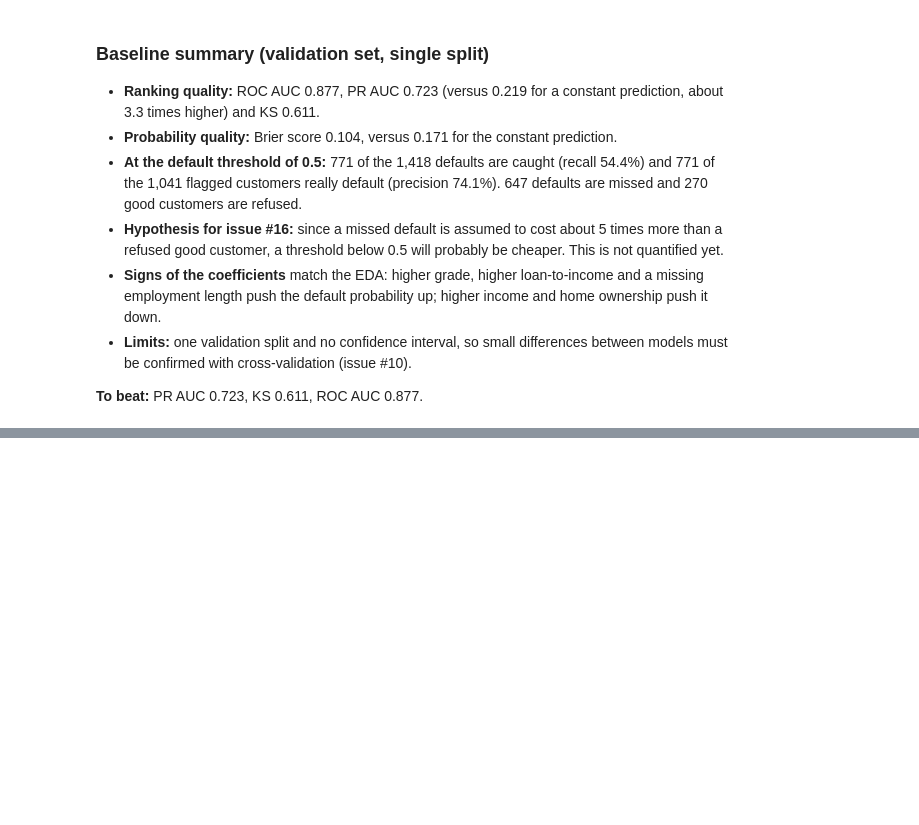
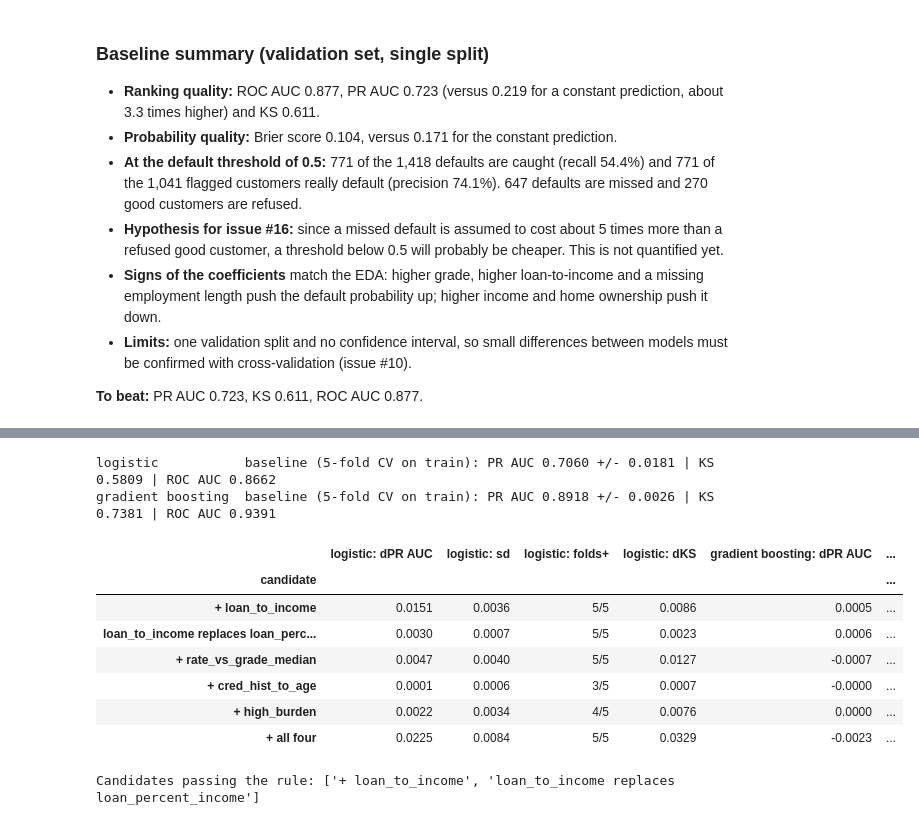
Before and after one commit to cheickbougoum90-web/credit-risk-scoring, a Jupyter notebook: notebooks/02_modeling_experiments.ipynb, the cells around one changed output, grey strips where cells are left out. Drawn from its saved outputs; the diff is of its cells as text; code cells hidden in the pictures; blank space fills up the shorter version.

Commit message:
Add feature engineering with a leakage check; replace loan_percent_income. Closes #9

```diff
--- a/notebooks/02_modeling_experiments.ipynb
+++ b/notebooks/02_modeling_experiments.ipynb
@@ -234,0 +253,61 @@ print(comparison_to_markdown(table))
+# %%
+X_tr, y_tr = X_train, y_train          # cleaned training set; validation is not touched in this section
+
+def tree_model(**kw):
+    return Pipeline([
+        ("preprocess", build_preprocessor("tree", **kw)),
+        ("model", HistGradientBoostingClassifier(random_state=RANDOM_STATE)),
+    ])
+
+configs = {
+    "baseline": dict(engineered=(), drop=()),
+    "+ loan_to_income": dict(engineered=("loan_to_income",), drop=()),
+    "loan_to_income replaces loan_percent_income": dict(engineered=("loan_to_income",), drop=("loan_percent_income",)),
+    "+ rate_vs_grade_median": dict(engineered=("rate_vs_grade_median",), drop=()),
+    "+ cred_hist_to_age": dict(engineered=("cred_hist_to_age",), drop=()),
+    "+ high_burden": dict(engineered=("high_burden",), drop=()),
+    "+ all four": dict(engineered=tuple(ENGINEERED_FEATURES), drop=()),
+}
+makers = {"logistic": lambda c: build_baseline(**c), "gradient boosting": lambda c: tree_model(**c)}
+
+cv = {(fam, name): cross_validate_model(make(cfg), X_tr, y_tr) for fam, make in makers.items() for name, cfg in configs.items()}
+
+for fam in makers:
+    s = summarize(cv[(fam, "baseline")])
+    print(f"{fam:18s} baseline (5-fold CV on train): PR AUC {s.loc['pr_auc','mean']:.4f} +/- {s.loc['pr_auc','std']:.4f} | KS {s.loc['ks','mean']:.4f} | ROC AUC {s.loc['roc_auc','mean']:.4f}")
+# %% [output]
+logistic           baseline (5-fold CV on train): PR AUC 0.7060 +/- 0.0181 | KS 0.5809 | ROC AUC 0.8662
+gradient boosting  baseline (5-fold CV on train): PR AUC 0.8918 +/- 0.0026 | KS 0.7381 | ROC AUC 0.9391
+# %%
+rows = []
+for name in list(configs)[1:]:
+    row = {"candidate": name}
+    for fam in makers:
+        g = paired_gain(cv[(fam, "baseline")], cv[(fam, name)], "pr_auc")
+        k = paired_gain(cv[(fam, "baseline")], cv[(fam, name)], "ks")
+        row.update({
+            f"{fam}: dPR AUC": g["mean_gain"], f"{fam}: sd": g["std_gain"], f"{fam}: folds+": f"{g['folds_improved']}/{g['n_folds']}",
+            f"{fam}: dKS": k["mean_gain"],
+        })
+    rows.append(row)
+gains = pd.DataFrame(rows).set_index("candidate")
+display(gains.round(4))
+
+def passes_rule(name):
+    g = {fam: paired_gain(cv[(fam, "baseline")], cv[(fam, name)], "pr_auc") for fam in makers}
+    beats_noise = any(v["mean_gain"] > v["std_gain"] for v in g.values())
+    never_harmful = all(v["mean_gain"] >= 0 for v in g.values())
+    return beats_noise and never_harmful
+
+passing = [n for n in list(configs)[1:] if passes_rule(n)]
+print("Candidates passing the rule:", passing)
+# %% [output]
+|  | logistic: dPR AUC | logistic: sd | logistic: folds+ | logistic: dKS | gradient boosting: dPR AUC | ... |
+| candidate |  |  |  |  |  | ... |
+| + loan_to_income | 0.0151 | 0.0036 | 5/5 | 0.0086 | 0.0005 | ... |
+| loan_to_income replaces loan_perc... | 0.0030 | 0.0007 | 5/5 | 0.0023 | 0.0006 | ... |
+| + rate_vs_grade_median | 0.0047 | 0.0040 | 5/5 | 0.0127 | -0.0007 | ... |
+| + cred_hist_to_age | 0.0001 | 0.0006 | 3/5 | 0.0007 | -0.0000 | ... |
+| + high_burden | 0.0022 | 0.0034 | 4/5 | 0.0076 | 0.0000 | ... |
+| + all four | 0.0225 | 0.0084 | 5/5 | 0.0329 | -0.0023 | ... |
+Candidates passing the rule: ['+ loan_to_income', 'loan_to_income replaces loan_percent_income']
```
Also changed, not shown: parts of 12 cells of this notebook, 10 other files.
